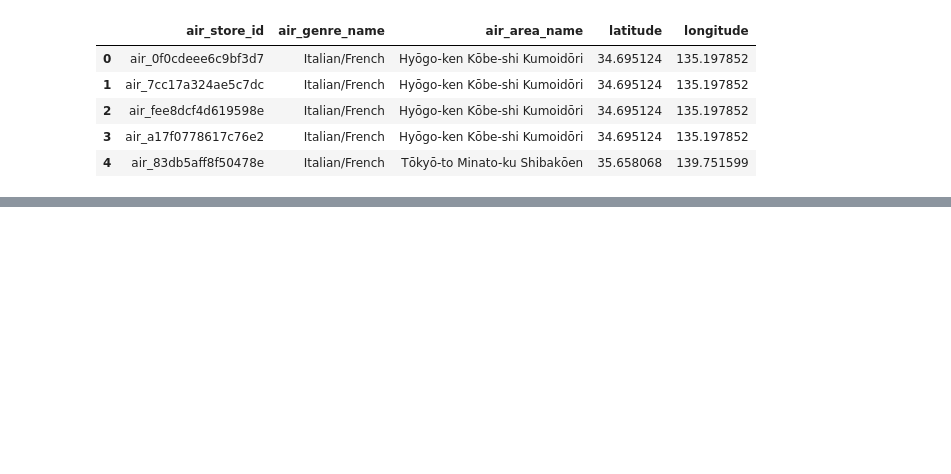
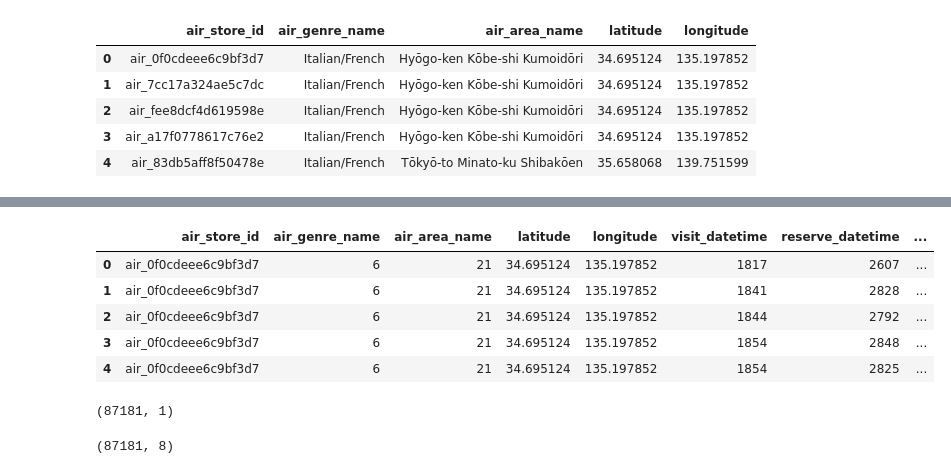
Before and after one commit to Gan001/dataviz-final-project, a Jupyter notebook: Air_Jordans.ipynb, the cells around one changed output, grey strips where cells are left out. Cells and saved outputs as stored; diff of their text form; code cells hidden in the pictures; blank space fills up the shorter version.

```diff
--- a/Air_Jordans.ipynb
+++ b/Air_Jordans.ipynb
@@ -89,0 +117,9 @@ air_merged_df.head()
+# %%
+air_merged_df.head()
+# %% [output]
+|  | air_store_id | air_genre_name | air_area_name | latitude | longitude | visit_datetime | reserve_datetime | ... |
+| 0 | air_0f0cdeee6c9bf3d7 | 6 | 21 | 34.695124 | 135.197852 | 1817 | 2607 | ... |
+| 1 | air_0f0cdeee6c9bf3d7 | 6 | 21 | 34.695124 | 135.197852 | 1841 | 2828 | ... |
+| 2 | air_0f0cdeee6c9bf3d7 | 6 | 21 | 34.695124 | 135.197852 | 1844 | 2792 | ... |
+| 3 | air_0f0cdeee6c9bf3d7 | 6 | 21 | 34.695124 | 135.197852 | 1854 | 2848 | ... |
+| 4 | air_0f0cdeee6c9bf3d7 | 6 | 21 | 34.695124 | 135.197852 | 1854 | 2825 | ... |
@@ -89,0 +130,9 @@ air_merged_df.head()
+# %%
+y = y.reshape(-1,1)
+y.shape
+# %% [output]
+(87181, 1)
+# %%
+X.shape
+# %% [output]
+(87181, 8)
```
Also changed, not shown: parts of 15 cells of this notebook, 3 other files.
